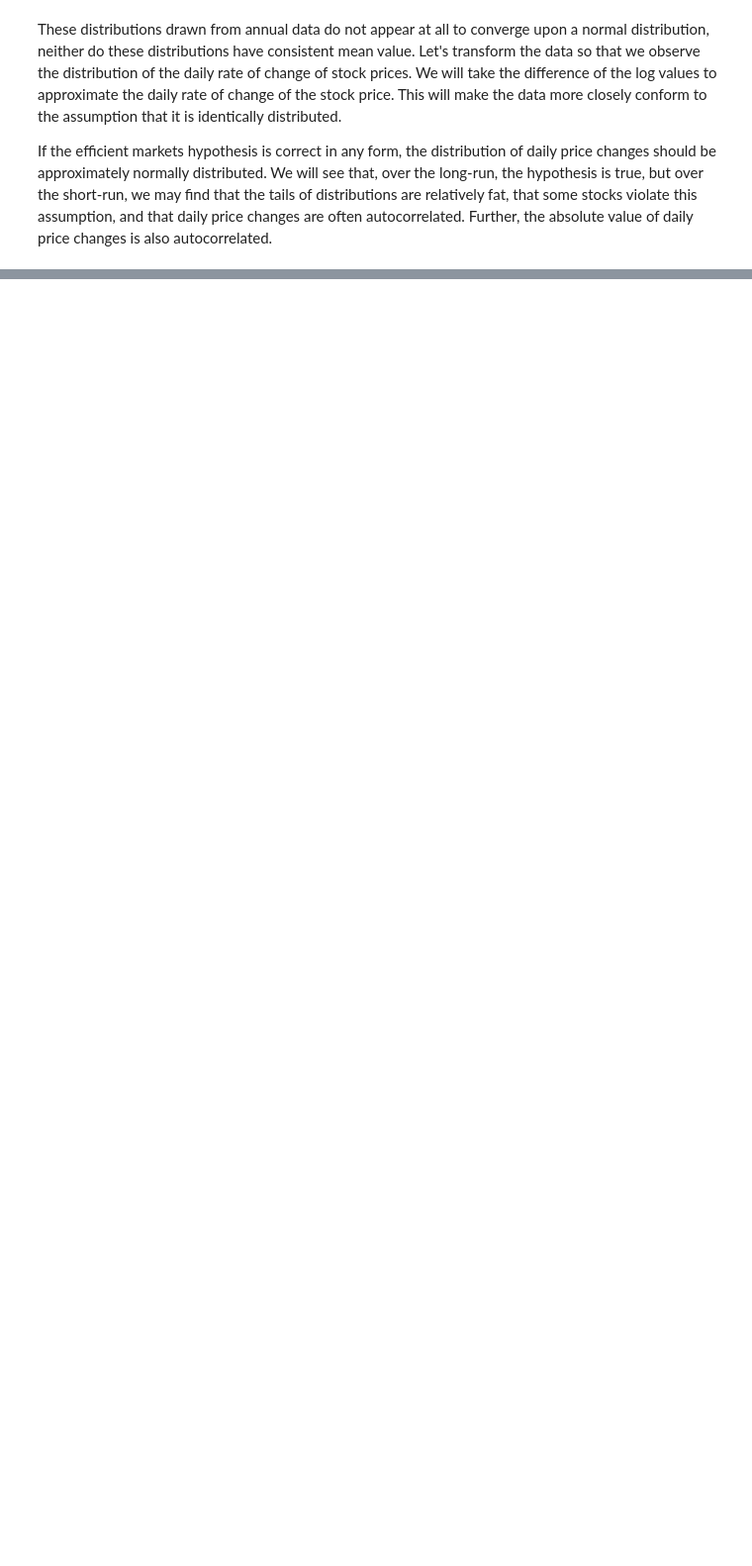
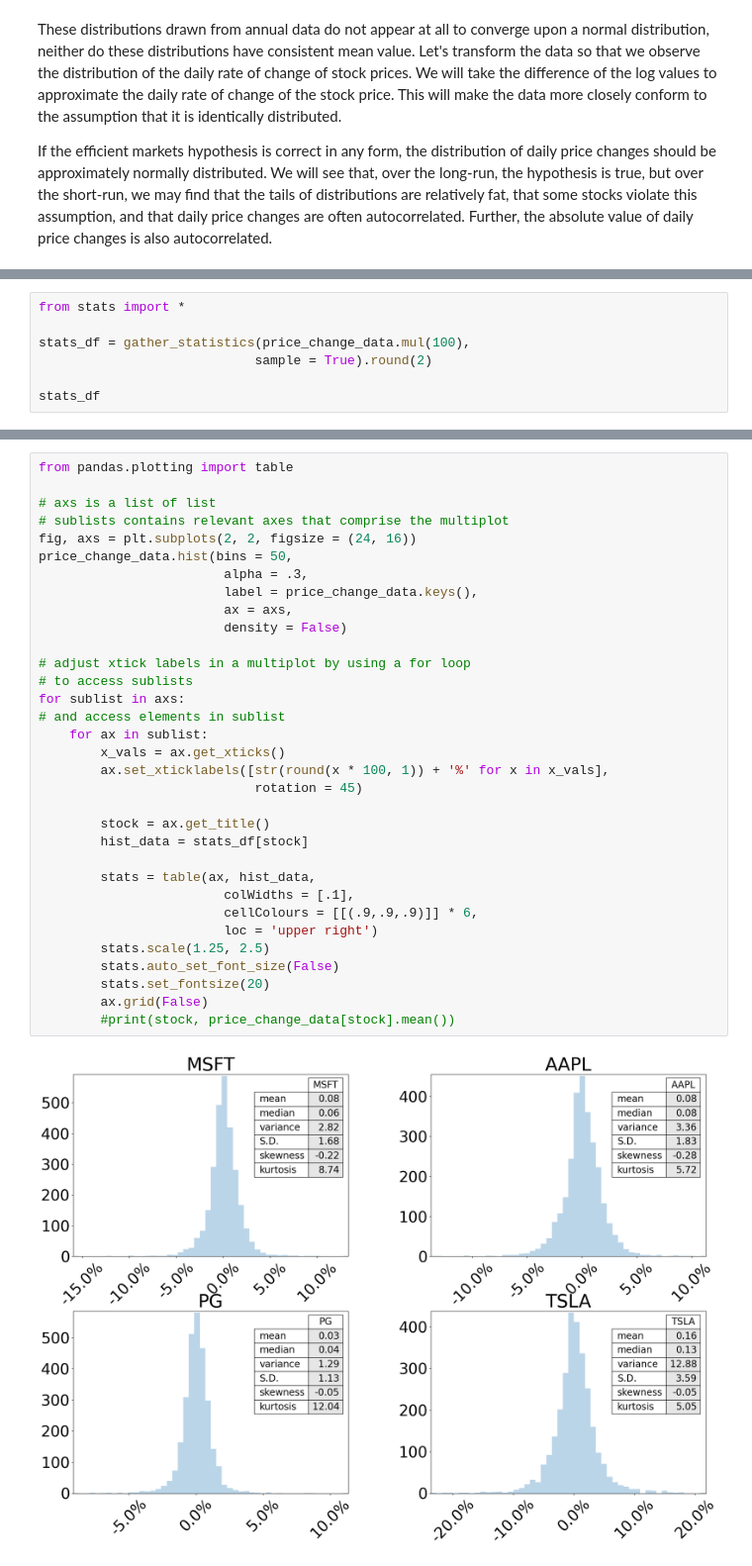
Before and after one commit to Tetteh96/ECON-611-Projects, a Jupyter notebook: Ch5/Project 7 - Ch5.ipynb, the cells around one changed output, grey strips where cells are left out. Shown at 99% size. Drawn from its saved outputs; the diff is of its cells as text; blank space fills up the shorter version.

```diff
--- a/Ch5/Project 7 - Ch5.ipynb
+++ b/Ch5/Project 7 - Ch5.ipynb
@@ -441,0 +471,7 @@ If the efficient markets hypothesis is correct in any form, the distribution of
+# %%
+from stats import *
+
+stats_df = gather_statistics(price_change_data.mul(100),
+                            sample = True).round(2)
+
+stats_df
@@ -441,0 +486,35 @@ If the efficient markets hypothesis is correct in any form, the distribution of
+# %%
+from pandas.plotting import table
+
+# axs is a list of list
+# sublists contains relevant axes that comprise the multiplot
+fig, axs = plt.subplots(2, 2, figsize = (24, 16))
+price_change_data.hist(bins = 50,
+                        alpha = .3,
+                        label = price_change_data.keys(),
+                        ax = axs,
+                        density = False)
+
+# adjust xtick labels in a multiplot by using a for loop
+# to access sublists
+for sublist in axs:
+# and access elements in sublist
+    for ax in sublist:
+        x_vals = ax.get_xticks()
+        ax.set_xticklabels([str(round(x * 100, 1)) + '%' for x in x_vals],
+                            rotation = 45)
+
+        stock = ax.get_title()
+        hist_data = stats_df[stock]
+
+        stats = table(ax, hist_data,
+                        colWidths = [.1],
+                        cellColours = [[(.9,.9,.9)]] * 6,
+                        loc = 'upper right')
+        stats.scale(1.25, 2.5)
+        stats.auto_set_font_size(False)
+        stats.set_fontsize(20)
+        ax.grid(False)
+        #print(stock, price_change_data[stock].mean())
+# %% [output]
+[figure, added]
```
Also changed, not shown: parts of 11 cells of this notebook.
